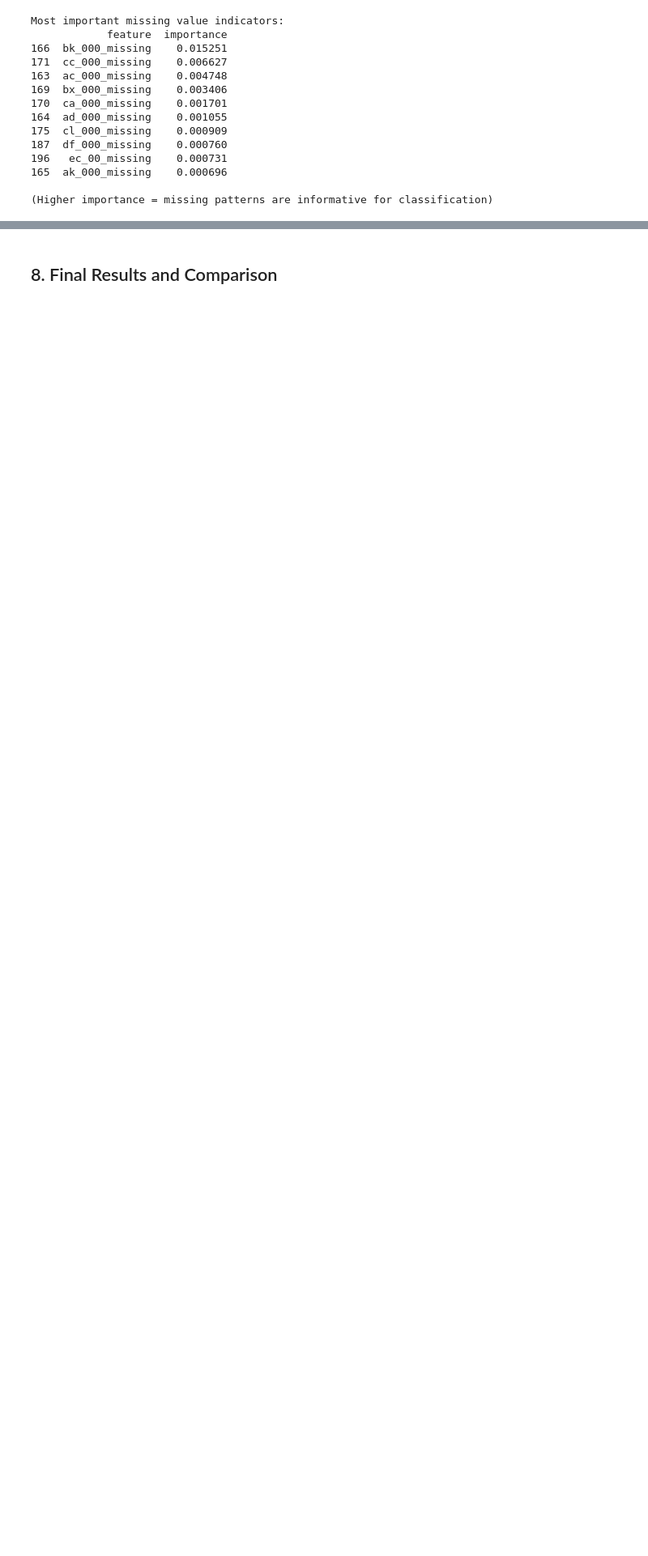
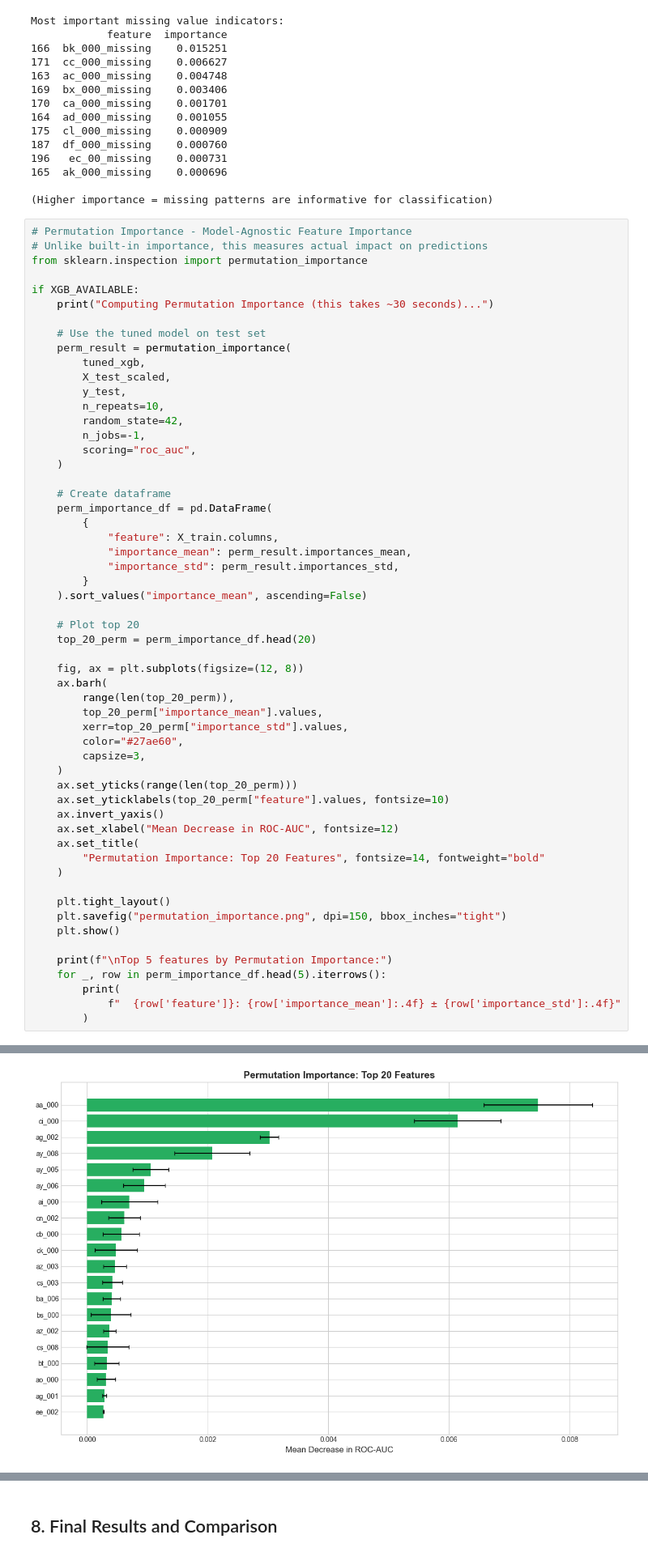
Before and after one commit to epireve/aps-failure, a Jupyter notebook: aps_failure_analysis.ipynb, the cells around one changed output, grey strips where cells are left out. Shown at 81% size. Saved outputs shown, nothing was run; the diff lists cells and outputs as text; blank space fills up the shorter version.

```diff
--- a/aps_failure_analysis.ipynb
+++ b/aps_failure_analysis.ipynb
@@ -1575,3 +1756,60 @@ Most important missing value indicators:
 165  ak_000_missing    0.000696
 
 (Higher importance = missing patterns are informative for classification)
+# %%
+# Permutation Importance - Model-Agnostic Feature Importance
+# Unlike built-in importance, this measures actual impact on predictions
+from sklearn.inspection import permutation_importance
+
+if XGB_AVAILABLE:
+    print("Computing Permutation Importance (this takes ~30 seconds)...")
+
+    # Use the tuned model on test set
+    perm_result = permutation_importance(
+        tuned_xgb,
+        X_test_scaled,
+        y_test,
+        n_repeats=10,
+        random_state=42,
+        n_jobs=-1,
+        scoring="roc_auc",
+    )
+
+    # Create dataframe
+    perm_importance_df = pd.DataFrame(
+        {
+            "feature": X_train.columns,
+            "importance_mean": perm_result.importances_mean,
+            "importance_std": perm_result.importances_std,
+        }
+    ).sort_values("importance_mean", ascending=False)
+
+    # Plot top 20
+    top_20_perm = perm_importance_df.head(20)
+
+    fig, ax = plt.subplots(figsize=(12, 8))
+    ax.barh(
+        range(len(top_20_perm)),
+        top_20_perm["importance_mean"].values,
+        xerr=top_20_perm["importance_std"].values,
+        color="#27ae60",
+        capsize=3,
+    )
+    ax.set_yticks(range(len(top_20_perm)))
+    ax.set_yticklabels(top_20_perm["feature"].values, fontsize=10)
+    ax.invert_yaxis()
+    ax.set_xlabel("Mean Decrease in ROC-AUC", fontsize=12)
+    ax.set_title(
+        "Permutation Importance: Top 20 Features", fontsize=14, fontweight="bold"
+    )
+
+    plt.tight_layout()
+    plt.savefig("permutation_importance.png", dpi=150, bbox_inches="tight")
+    plt.show()
+
+    print(f"\nTop 5 features by Permutation Importance:")
+    for _, row in perm_importance_df.head(5).iterrows():
+        print(
+            f"  {row['feature']}: {row['importance_mean']:.4f} ± {row['importance_std']:.4f}"
+        )
+# %% [output]
@@ -1577,0 +1817 @@ Most important missing value indicators:
+[figure, added]
```
Also changed, not shown: parts of 44 cells of this notebook, 13 other files.
